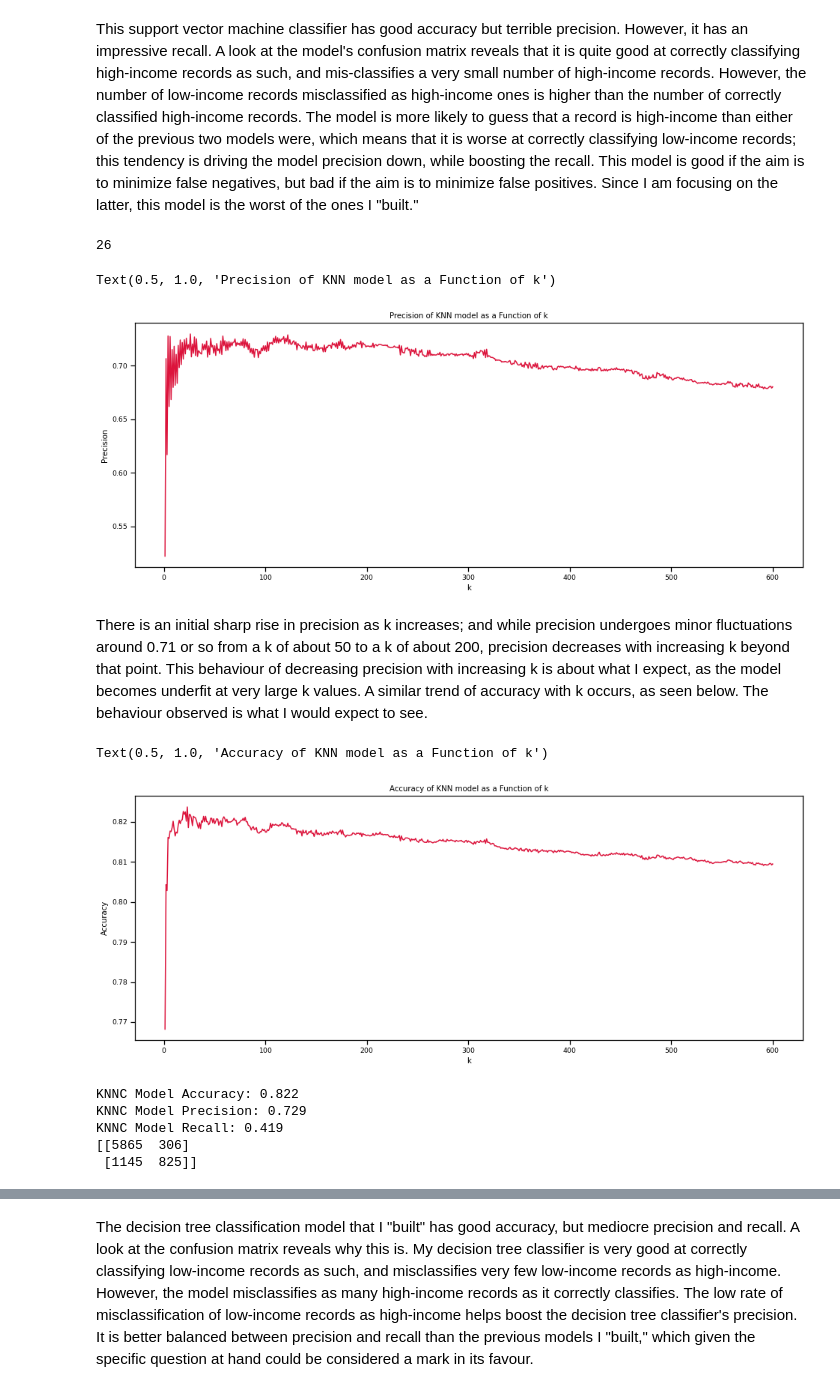
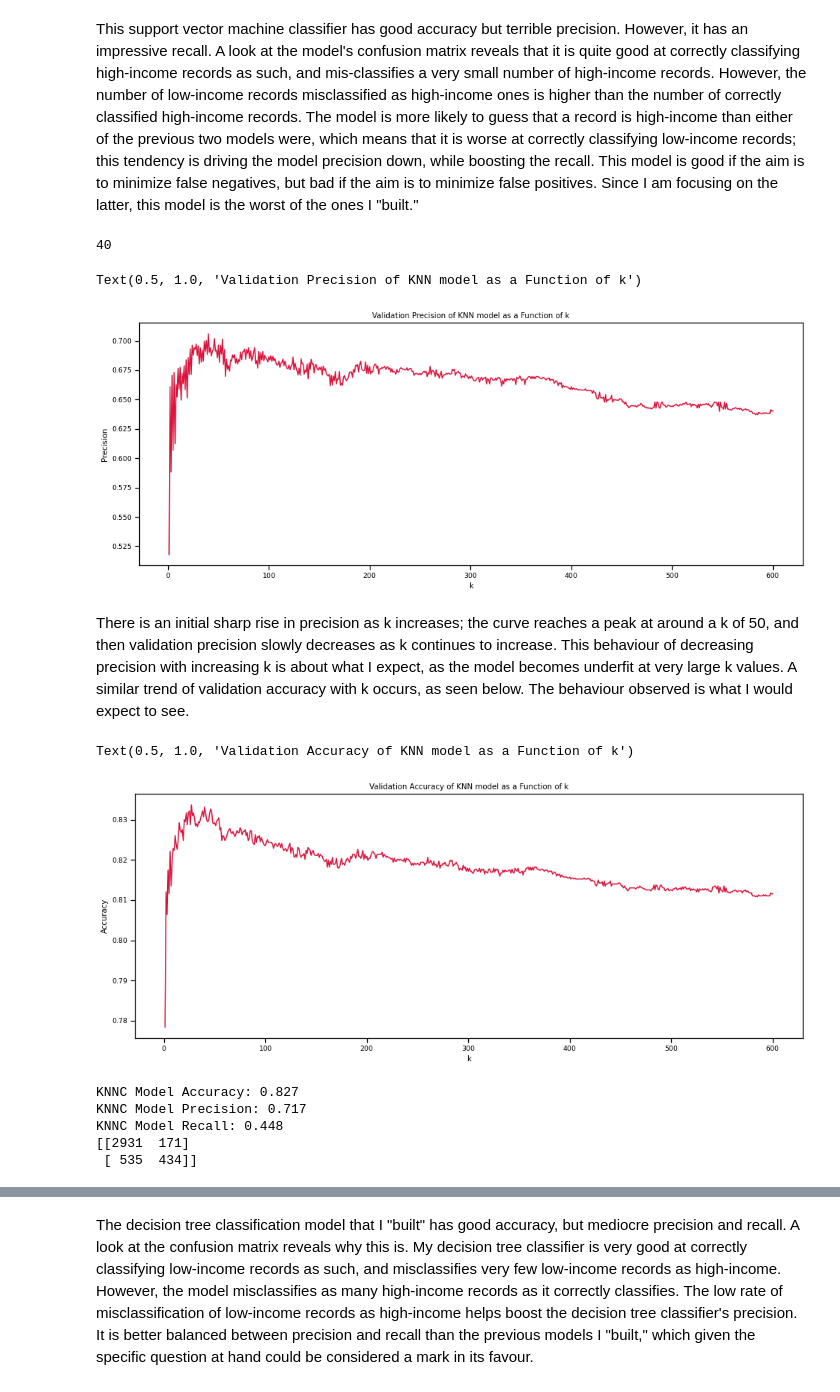
Before and after one commit to macaler/census_income_project, a Jupyter notebook: adult_census_income_predictions_MAC.ipynb, the cells around one changed output, grey strips where cells are left out. Drawn from its saved outputs; the diff is of its cells as text; code cells hidden in the pictures.

Commit message:
Version 2.0 of the census income prediction project

```diff
--- a/adult_census_income_predictions_MAC.ipynb
+++ b/adult_census_income_predictions_MAC.ipynb
@@ -888,7 +936,7 @@ The logistic regression classifier I built boasts good accuracy and precision, b
 The support vector machine classification algorithm in principle takes two free input parameters, namely the
 regularization parameter 'C' and the kernel coefficient 'gamma.' Since I do not know beforehand which values
 for C and gamma to use, I map out a small area of the C/gamma parameter space to determine which values of C
-and gamma result in the highest precision."""
+and gamma result in the highest validation precision."""
 
 # Initialize empty arrays to store precision, gamma, and C values:
 scores = []
@@ -896,7 +944,7 @@ gees = []
 cees = []
 
 # loop over values of gamma:
-for g in range(1,11):
+for g in range(1,6):
     # loop over values of C:
     for c in range(1,21):
         # Divide the current value of c by 10 to get finer discrimination for the regularization parameter:
@@ -904,31 +952,31 @@ for g in range(1,11):
         # Instantiate a SVC() object with the current values of gamma and C:
         classes = SVC(kernel = 'rbf', gamma = g, C = c)
         # Train the object on the training data:
-        classes.fit(scaled_data_train, target_train)
+        classes.fit(scaled_data_train_1, target_train_1)
         # Make predictions using the trained model:
-        classes_predictions = classes.predict(scaled_data_valid)
+        classes_predictions = classes.predict(scaled_data_valid_1)
         # Calculate the model's precision and append it to the list of precision scores:
-        scores.append(precision_score(target_valid, classes_predictions))
+        scores.append(precision_score(target_valid_1, classes_predictions))
         # Append the current gamma and C values to their respective lists:
         gees.append(g)
         cees.append(c)
 
 # Print out the index of the maximum precision score and what that precision score was:
 print(scores.index(max(scores)), max(scores))
-print(gees[16])
-print(cees[16])
+print(gees[19])
+print(cees[19])
 
 # Instantiate a SVC() object with the optimal input parameters for gamma and C:
-svm_classifier = SVC(kernel = 'rbf', gamma = 1, C = 1.7)
+svm_classifier = SVC(kernel = 'rbf', gamma = 1, C = 2.0)
 # Train the object on the training data:
-svm_classifier.fit(scaled_data_train, target_train)
+svm_classifier.fit(scaled_data_train_1, target_train_1)
 # Make predictions using the trained model:
-svm_predictions = svm_classifier.predict(scaled_data_valid)
+svm_predictions = svm_classifier.predict(scaled_data_test_1)
 
 # Print out the model's accuracy, precision, and recall scores:
-print("SVMC Model Accuracy: " + str(round(accuracy_score(target_valid,svm_predictions),3)))
-print("SVMC Model Precision: " + str(round(precision_score(target_valid,svm_predictions),3)))
-print("SVMC Model Recall: " + str(round(recall_score(target_valid,svm_predictions),3)))
+print("SVMC Model Accuracy: " + str(round(accuracy_score(target_test_1,svm_predictions),3)))
+print("SVMC Model Precision: " + str(round(precision_score(target_test_1,svm_predictions),3)))
+print("SVMC Model Recall: " + str(round(recall_score(target_test_1,svm_predictions),3)))
 # Print out the model's confusion matrix:
-print(confusion_matrix(target_valid,svm_predictions))
+print(confusion_matrix(target_test_1,svm_predictions))
 # %% [output]
@@ -969,9 +1017,9 @@ SVMC Model Recall: 0.796
 This support vector machine classifier has good accuracy but terrible precision. However, it has an impressive recall. A look at the model's confusion matrix reveals that it is quite good at correctly classifying high-income records as such, and mis-classifies a very small number of high-income records. However, the number of low-income records misclassified as high-income ones is higher than the number of correctly classified high-income records. The model is more likely to guess that a record is high-income than either of the previous two models were, which means that it is worse at correctly classifying low-income records; this tendency is driving the model precision down, while boosting the recall. This model is good if the aim is to minimize false negatives, but bad if the aim is to minimize false positives. Since I am focusing on the latter, this model is the worst of the ones I "built."
 # %%
 """Now build a k-Nearest Neigbhours classification model which predicts income level.
-The k-Nearest Neighbours algorithm takes one input parameter: k, the number of nearest neighbours to look at when trying
-to decide on the classification of a data point. This is often not known ahead of time. Thus, I explore a few hundred
-possible choices to determine which one results in the highest precision."""
+The k-Nearest Neighbours algorithm takes one input parameter: k, the number of nearest neighbours to look at when
+trying to decide on the classification of a data point. This is often not known ahead of time. Thus, I explore a
+few hundred possible choices to determine which one results in the highest precision."""
 
 # empty arrays to hold precision and accuracy scores:
 precision_all = []
@@ -982,31 +1030,31 @@ for k in range(1,601):
     # Instantiate a KNeighborsClassifier() object with the current value of k:
     classifier = KNeighborsClassifier(n_neighbors = k)
     # Train the object on the training data:
-    classifier.fit(scaled_data_train, target_train)
+    classifier.fit(scaled_data_train_1, target_train_1)
     # Make predictions using the trained model:
-    predictions = classifier.predict(scaled_data_valid)
+    predictions = classifier.predict(scaled_data_valid_1)
     # Calculate the model's precision and append it to the list of precision scores:
-    precision_all.append(precision_score(target_valid, predictions))
+    precision_all.append(precision_score(target_valid_1, predictions))
     # Calculate the model's accuracy and append it to the list of precision scores:
-    accuracy_all.append(accuracy_score(target_valid, predictions))
+    accuracy_all.append(accuracy_score(target_valid_1, predictions))
 
 # print out the k which resulted in the model with the highest accuracy score:
 print(precision_all.index(max(precision_all))+1)
 # %% [output]
-26
+40
 # %%
 # Investigate how precision changes with the number of nearest neighbours averaged over:
 plt.figure(figsize=(16,6))
 # Set "context" of notebook to control the font size of tick labels:
 plt.plot(range(1,601),precision_all, color = 'crimson')
 plt.ylabel('Precision')
 plt.xlabel('k')
-plt.title('Precision of KNN model as a Function of k')
+plt.title('Validation Precision of KNN model as a Function of k')
 # %% [output]
-Text(0.5, 1.0, 'Precision of KNN model as a Function of k')
+Text(0.5, 1.0, 'Validation Precision of KNN model as a Function of k')
-[figure, old version]
+[figure, new version]
 # %% [markdown]
-There is an initial sharp rise in precision as k increases; and while precision undergoes minor fluctuations around 0.71 or so from a k of about 50 to a k of about 200, precision decreases with increasing k beyond that point. This behaviour of decreasing precision with increasing k is about what I expect, as the model becomes underfit at very large k values. A similar trend of accuracy with k occurs, as seen below. The behaviour observed is what I would expect to see.
+There is an initial sharp rise in precision as k increases; the curve reaches a peak at around a k of 50, and then validation precision slowly decreases as k continues to increase. This behaviour of decreasing precision with increasing k is about what I expect, as the model becomes underfit at very large k values. A similar trend of validation accuracy with k occurs, as seen below. The behaviour observed is what I would expect to see.
 # %%
 # Investigate how accuracy changes with the number of nearest neighbours averaged over:
 plt.figure(figsize=(16,6))
@@ -1014,28 +1062,28 @@ plt.figure(figsize=(16,6))
 plt.plot(range(1,601),accuracy_all, color = 'crimson')
 plt.ylabel('Accuracy')
 plt.xlabel('k')
-plt.title('Accuracy of KNN model as a Function of k')
+plt.title('Validation Accuracy of KNN model as a Function of k')
 # %% [output]
-Text(0.5, 1.0, 'Accuracy of KNN model as a Function of k')
+Text(0.5, 1.0, 'Validation Accuracy of KNN model as a Function of k')
-[figure, old version]
+[figure, new version]
 # %%
 # Now that the optimum k has been found, instantiate a KNeighborsClassifier with the optimum k as its input parameter:
 knn_classifier = KNeighborsClassifier(n_neighbors = precision_all.index(max(precision_all))+1)
 # Train the object on the training data:
-knn_classifier.fit(scaled_data_train, target_train)
+knn_classifier.fit(scaled_data_train_1, target_train_1)
 # Make predictions using the trained model:
-knn_predictions = knn_classifier.predict(scaled_data_valid)
+knn_predictions = knn_classifier.predict(scaled_data_test_1)
 
 # Print out the model's accuracy, precision, and recall scores:
-print("KNNC Model Accuracy: " + str(round(accuracy_score(target_valid,knn_predictions),3)))
-print("KNNC Model Precision: " + str(round(precision_score(target_valid,knn_predictions),3)))
-print("KNNC Model Recall: " + str(round(recall_score(target_valid,knn_predictions),3)))
+print("KNNC Model Accuracy: " + str(round(accuracy_score(target_test_1,knn_predictions),3)))
+print("KNNC Model Precision: " + str(round(precision_score(target_test_1,knn_predictions),3)))
+print("KNNC Model Recall: " + str(round(recall_score(target_test_1,knn_predictions),3)))
 # Print out the model's confusion matrix:
-print(confusion_matrix(target_valid,knn_predictions))
+print(confusion_matrix(target_test_1,knn_predictions))
 # %% [output]
-KNNC Model Accuracy: 0.822
-KNNC Model Precision: 0.729
-KNNC Model Recall: 0.419
-[[5865  306]
- [1145  825]]
+KNNC Model Accuracy: 0.827
+KNNC Model Precision: 0.717
+KNNC Model Recall: 0.448
+[[2931  171]
+ [ 535  434]]
 # %% [markdown]
```
Also changed, not shown: parts of 11 cells of this notebook, 1 other file.
